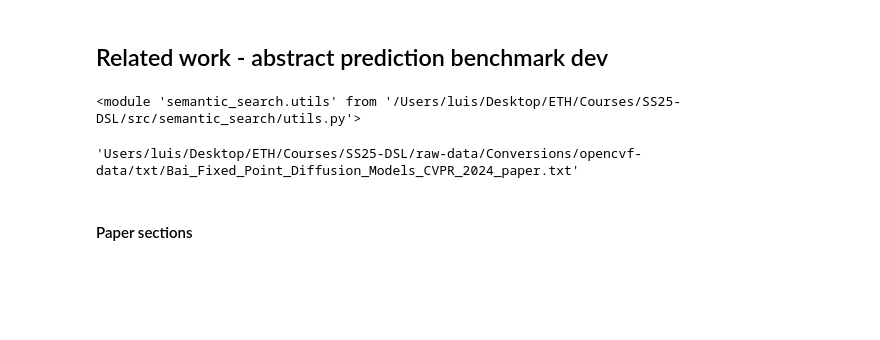
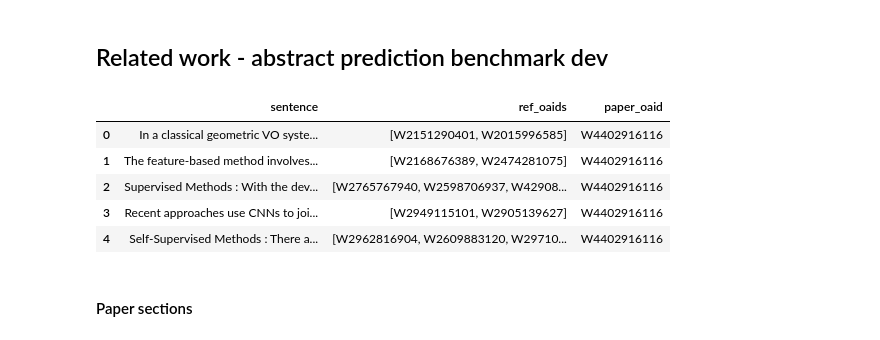
Before and after one commit to LuisCarretero/dsl-research-assistant, a Jupyter notebook: src/semantic_search/dev/benchmarking_dev.ipynb, the cells around one changed output. Saved outputs shown, nothing was run; the diff lists cells and outputs as text; code cells hidden in the pictures; blank space fills up the shorter version.

Commit message:
Added related work benchmark

```diff
--- a/src/semantic_search/dev/benchmarking_dev.ipynb
+++ b/src/semantic_search/dev/benchmarking_dev.ipynb
@@ -211,9 +197,5 @@ def extract_citation_order(paper_ref_dict:dict):
 # %%
-import sys
-sys.path.append('/Users/luis/Desktop/ETH/Courses/SS25-DSL/src')
+import json
+
+with open('/Users/luis/Desktop/ETH/Courses/SS25-DSL/data/luis.json', 'r') as f:
+    metadata = json.load(f)
-# %%
-from importlib import reload
-from semantic_search import utils
-reload(utils)
-# %% [output]
-<module 'semantic_search.utils' from '/Users/luis/Desktop/ETH/Courses/SS25-DSL/src/semantic_search/utils.py'>
@@ -228,4 +202,21 @@ df, ref_df = load_data(
-# %%
-df['fpath'][0]
-# %% [output]
-'Users/luis/Desktop/ETH/Courses/SS25-DSL/raw-data/Conversions/opencvf-data/txt/Bai_Fixed_Point_Diffusion_Models_CVPR_2024_paper.txt'
+# %%
+import pandas as pd
+import re
+
+def remove_intext_citations(text: str) -> str:
+    # Pattern matches brackets containing numbers separated by commas and optional spaces
+    pattern = r'\[\s*\d+(?:\s*,\s*\d+)*\s*\]'
+    return re.sub(pattern, '', text)
+
+benchmark_data = pd.DataFrame(metadata)
+benchmark_data['sentence'] = benchmark_data['sentence'].apply(remove_intext_citations)
+benchmark_data.rename(columns={'sentence': 'text', 'ref_oaids': 'references'}, inplace=True)
+# %%
+benchmark_data.head()
+# %% [output]
+|  | sentence | ref_oaids | paper_oaid |
+| 0 | In a classical geometric VO syste... | [W2151290401, W2015996585] | W4402916116 |
+| 1 | The feature-based method involves... | [W2168676389, W2474281075] | W4402916116 |
+| 2 | Supervised Methods : With the dev... | [W2765767940, W2598706937, W42908... | W4402916116 |
+| 3 | Recent approaches use CNNs to joi... | [W2949115101, W2905139627] | W4402916116 |
+| 4 | Self-Supervised Methods : There a... | [W2962816904, W2609883120, W29710... | W4402916116 |
```
Also changed, not shown: parts of 9 cells of this notebook, 11 other files.
